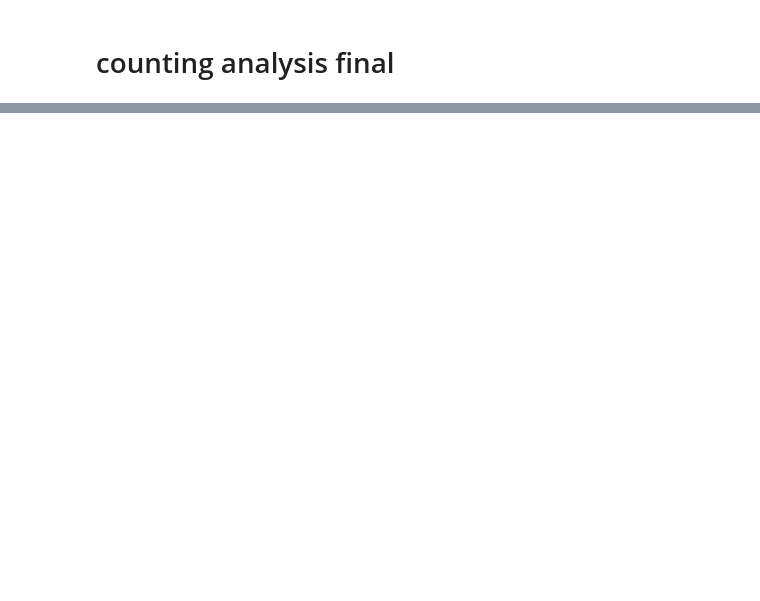
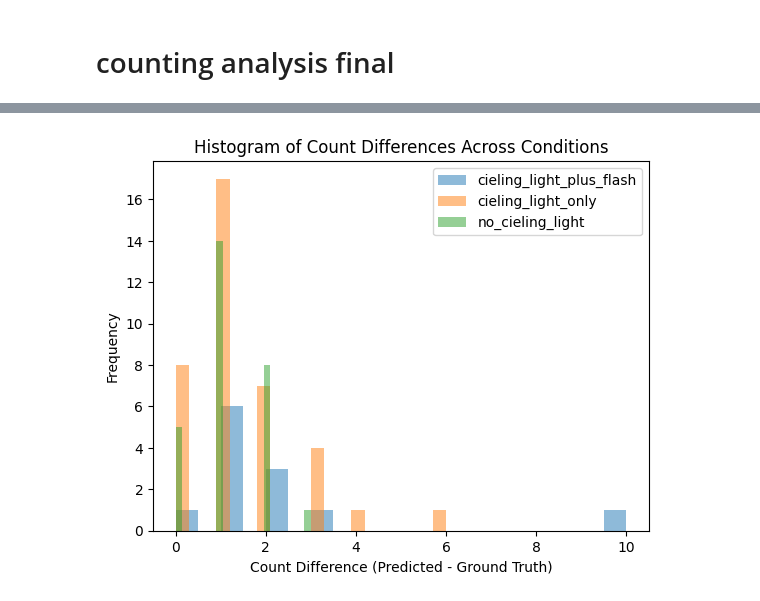
Before and after one commit to gbo999/Computer-Vision-for-Aquaculture-Monitoring-Robot, a Jupyter notebook: fifty_one/counting.ipynb, the cells around one changed output, grey strips where cells are left out. Cells and saved outputs as stored; diff of their text form; code cells hidden in the pictures; blank space fills up the shorter version.

```diff
--- a/fifty_one/counting.ipynb
+++ b/fifty_one/counting.ipynb
@@ -500,0 +512,10 @@ plt.show()
+# %%
+for sample in dataset:
+    gt_count = len(sample.ground_truth.detections)
+    pred_count = len(sample.predictions.detections)
+
+    # Calculate the difference (overprediction if positive)
+    sample["count_diff"] = abs(pred_count - gt_count)
+    sample.save()
+
+# Step 2: Launch FiftyOne app with dynamic filtering via slider
@@ -501,17 +526,25 @@ plt.show()
 # %%
 for condition in conditions:
     view = dataset.match_tags(condition)
     count_diffs = []
 
     for sample in view:
         pred_count = len(sample.predictions.detections)
+
+
         gt_count = len(sample.ground_truth.detections)
-        count_diffs.append(pred_count - gt_count)
+
+
+
+
+        count_diffs.append(abs(pred_count - gt_count))
 
     plt.hist(count_diffs, bins=20, alpha=0.5, label=condition)
 
 plt.xlabel('Count Difference (Predicted - Ground Truth)')
 plt.ylabel('Frequency')
 plt.title('Histogram of Count Differences Across Conditions')
 plt.legend()
 plt.show()
+# %% [output]
+[figure, added]
```
Also changed, not shown: parts of 35 cells of this notebook, 5 other files.
